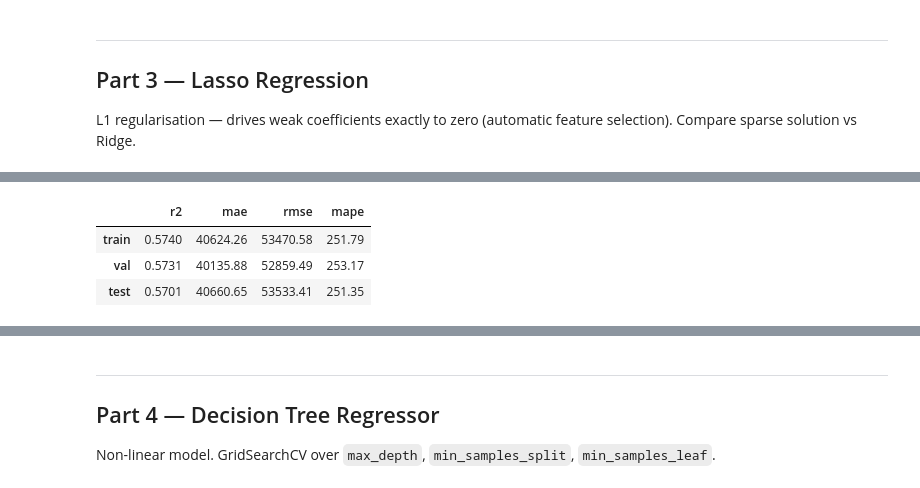
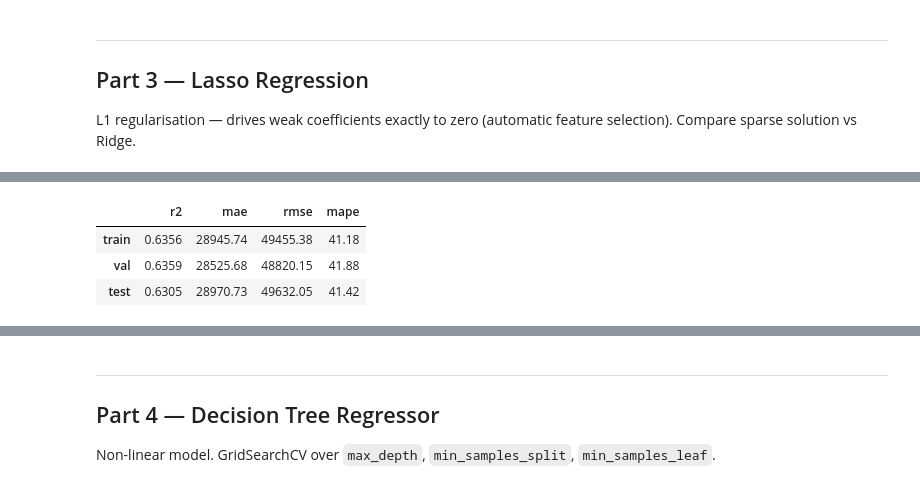
Before and after one commit to mbarndouka/amalitechmllab, a Jupyter notebook: notebooks/06_advanced_models.ipynb, the cells around one changed output, grey strips where cells are left out. Cells and saved outputs as stored; diff of their text form; code cells hidden in the pictures.

```diff
--- a/notebooks/06_advanced_models.ipynb
+++ b/notebooks/06_advanced_models.ipynb
@@ -48,3 +49,17 @@ sns.set_theme(style="whitegrid", palette="muted")
 print("Setup complete.")
 # %% [output]
 Setup complete.
+# %%
+log_target = bool(cfg.get("features", {}).get("log_target", False))
+print(f"log_target={log_target}")
+
+def eval_metrics(model, splits):
+    """Compute metrics in original BDT scale (handles log_target)."""
+    result = {}
+    for name, X, y in splits:
+        preds = model.predict(X)
+        if log_target:
+            preds = np.expm1(preds)
+            y = np.expm1(y)
+        result[name] = compute_metrics(y, preds)
+    return result
@@ -94,13 +111,13 @@ Best params: {'alpha': 10.0}
 # %%
-lasso_metrics = {}
-for split, X, y in [("train", X_train, y_train), ("val", X_val, y_val), ("test", X_test, y_test)]:
-    lasso_metrics[split] = compute_metrics(y, lasso_model.predict(X))
+lasso_metrics = eval_metrics(lasso_model, [
+    ("train", X_train, y_train), ("val", X_val, y_val), ("test", X_test, y_test)
+])
 pd.DataFrame(lasso_metrics).T
 # %% [output]
 |  | r2 | mae | rmse | mape |
-| train | 0.5740 | 40624.26 | 53470.58 | 251.79 |
-| val | 0.5731 | 40135.88 | 52859.49 | 253.17 |
-| test | 0.5701 | 40660.65 | 53533.41 | 251.35 |
+| train | 0.6356 | 28945.74 | 49455.38 | 41.18 |
+| val | 0.6359 | 28525.68 | 48820.15 | 41.88 |
+| test | 0.6305 | 28970.73 | 49632.05 | 41.42 |
 # %%
 # How many features did Lasso zero out?
 n_zero = (lasso_model.coef_ == 0).sum()
```
Also changed, not shown: parts of 32 cells of this notebook, 15 other files.
